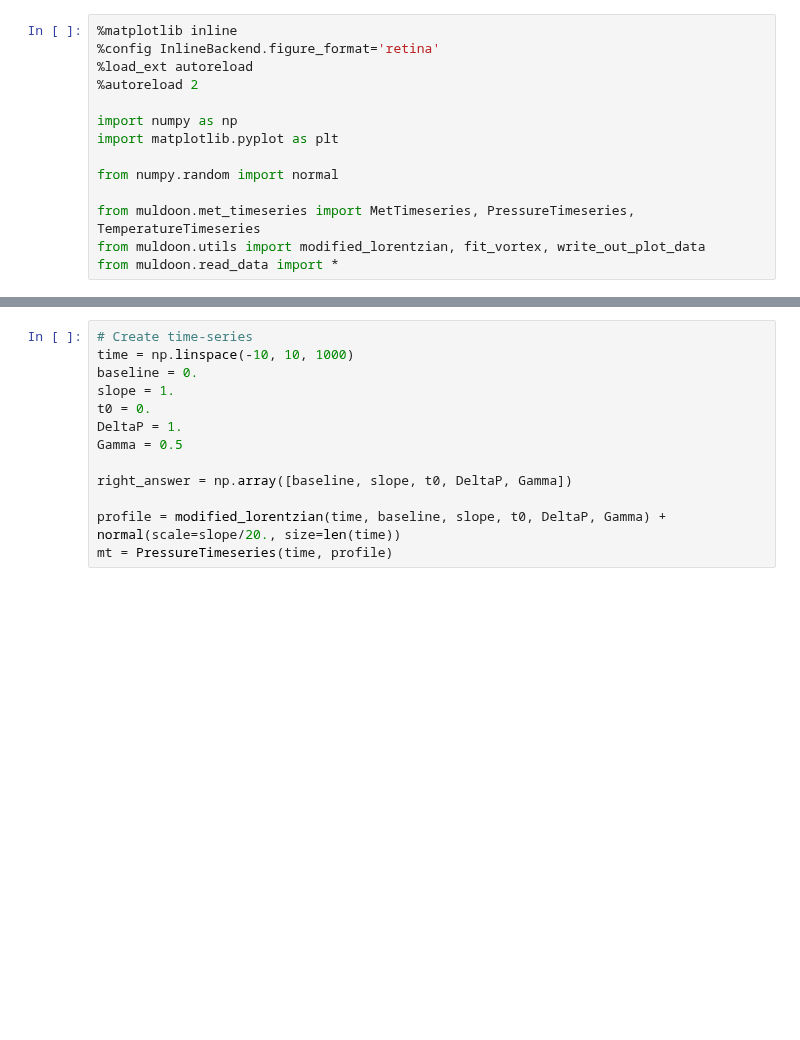
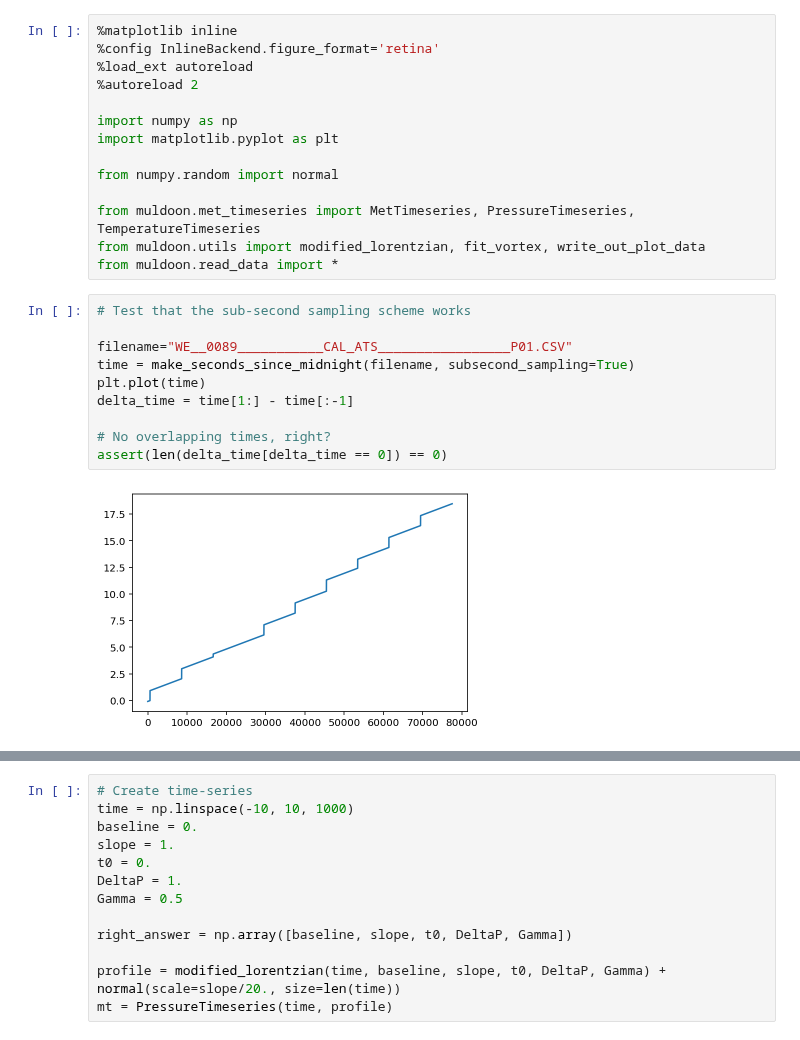
Before and after one commit to BoiseStatePlanetary/muldoon, a Jupyter notebook: docs/examples/Using_Muldoon.ipynb, the cells around one changed output, grey strips where cells are left out. Saved outputs shown, nothing was run; the diff lists cells and outputs as text; blank space fills up the shorter version.

```diff
--- a/docs/examples/Using_Muldoon.ipynb
+++ b/docs/examples/Using_Muldoon.ipynb
@@ -16,6 +16,18 @@ from numpy.random import normal
 from muldoon.met_timeseries import MetTimeseries, PressureTimeseries, TemperatureTimeseries
 from muldoon.utils import modified_lorentzian, fit_vortex, write_out_plot_data
 from muldoon.read_data import *
+# %%
+# Test that the sub-second sampling scheme works
+
+filename="WE__0089___________CAL_ATS_________________P01.CSV"
+time = make_seconds_since_midnight(filename, subsecond_sampling=True)
+plt.plot(time)
+delta_time = time[1:] - time[:-1]
+
+# No overlapping times, right?
+assert(len(delta_time[delta_time == 0]) == 0)
+# %% [output]
+[figure, added]
 # %%
 fig = plt.figure(figsize=(10,10))
 ax = fig.add_subplot(111)
```
Also changed, not shown: parts of 1 cell of this notebook, 3 other files.
